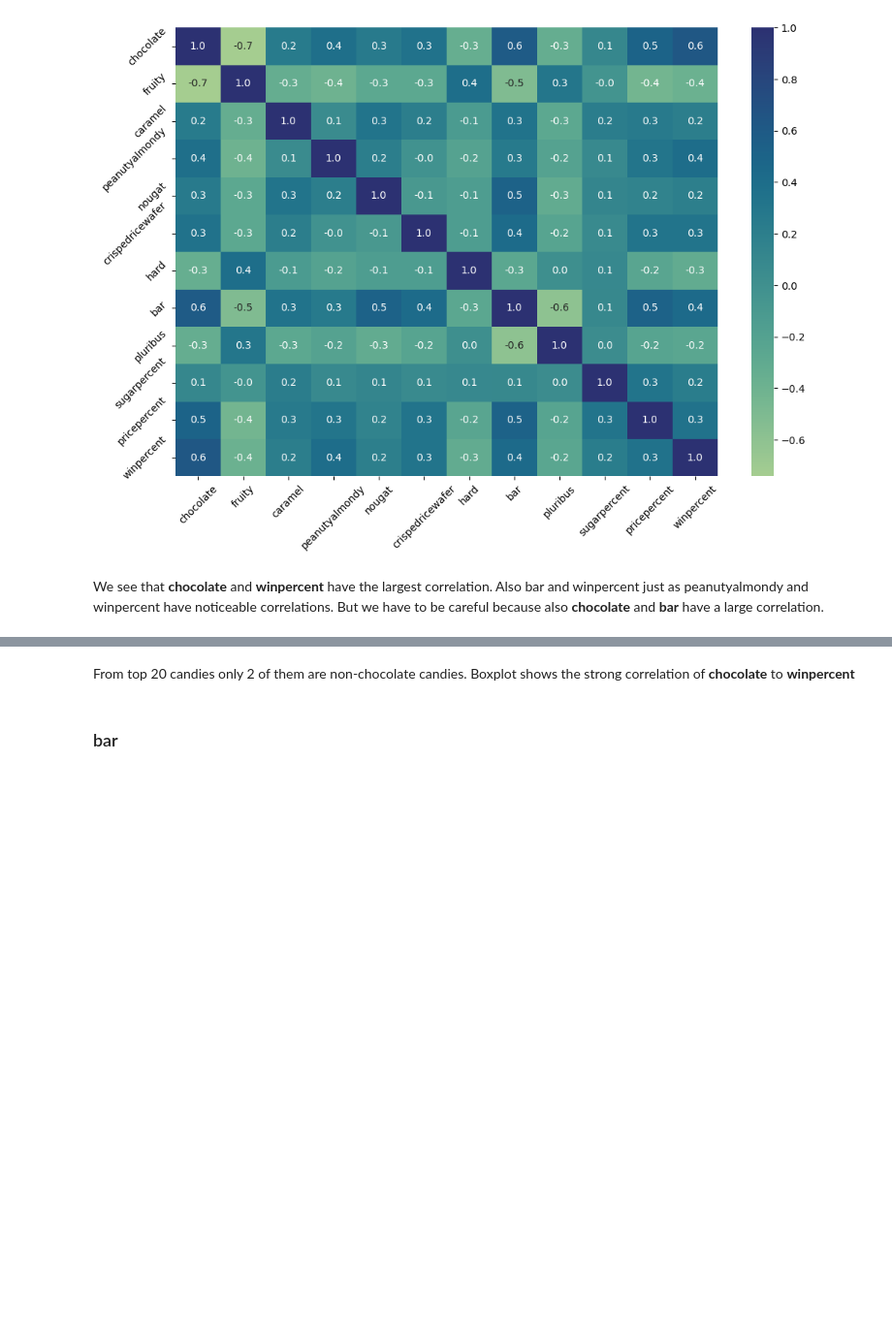
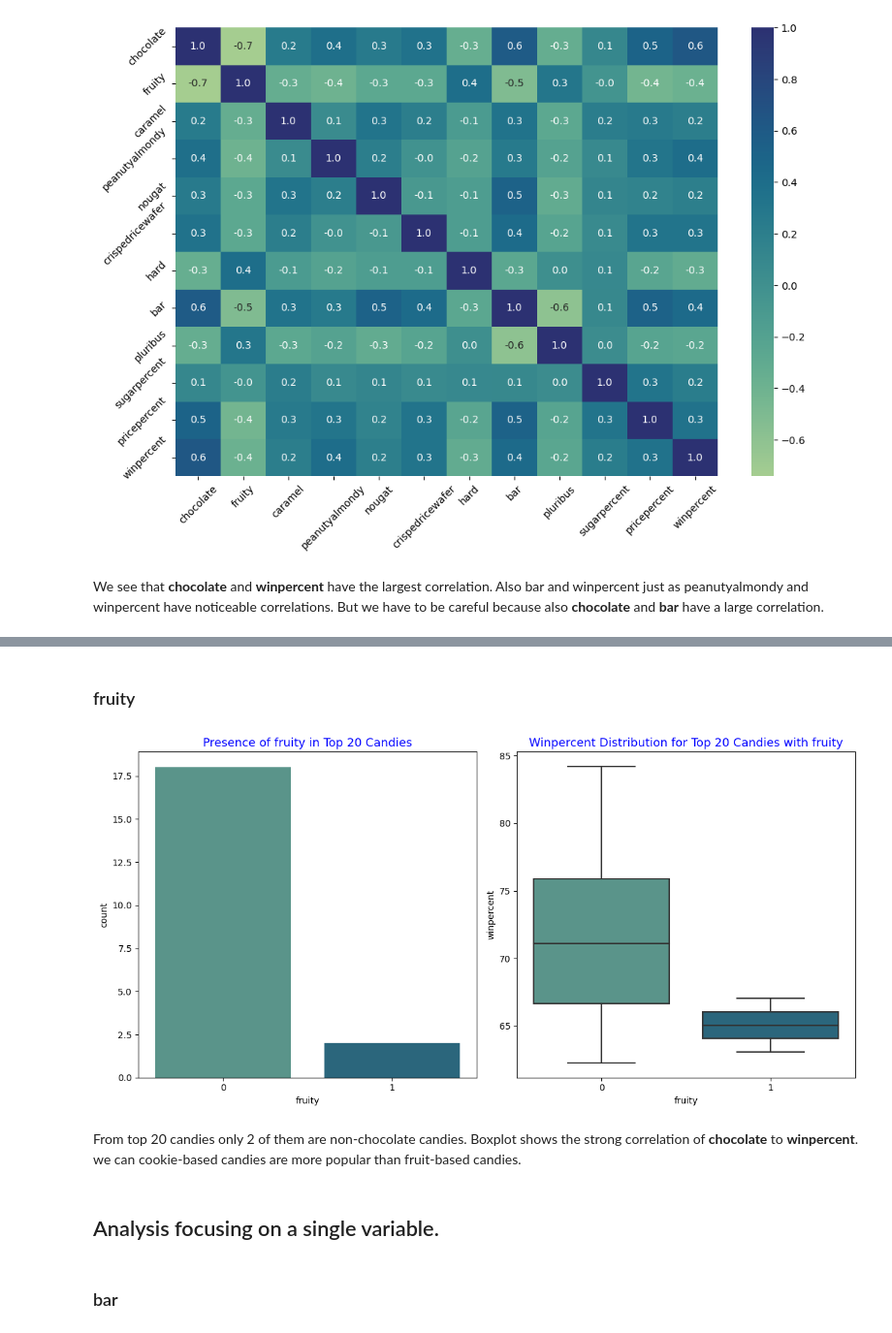
Before and after one commit to Jrana1/Candy-Ranking-Analysis, a Jupyter notebook: Lidl-Analytics-Case-Study.ipynb, the cells around one changed output, grey strips where cells are left out. Shown at 97% size. Drawn from its saved outputs; the diff is of its cells as text; code cells hidden in the pictures; blank space fills up the shorter version.

```diff
--- a/Lidl-Analytics-Case-Study.ipynb
+++ b/Lidl-Analytics-Case-Study.ipynb
@@ -391,4 +384,12 @@ plt.show()
+# %% [markdown]
+### fruity
+# %%
+show_count_and_winpercent_of_x_in_top20('fruity')
+# %% [output]
+[figure, added]
 # %% [markdown]
-From top 20 candies only 2 of them are non-chocolate candies. Boxplot shows the strong correlation of **chocolate** to **winpercent**
+From top 20 candies only 2 of them are non-chocolate candies. Boxplot shows the strong correlation of **chocolate** to **winpercent**. we can  cookie-based candies are more popular than fruit-based candies.
+# %% [markdown]
+## Analysis focusing on a single variable.
 # %% [markdown]
 ### bar
```
Also changed, not shown: parts of 25 cells of this notebook.
